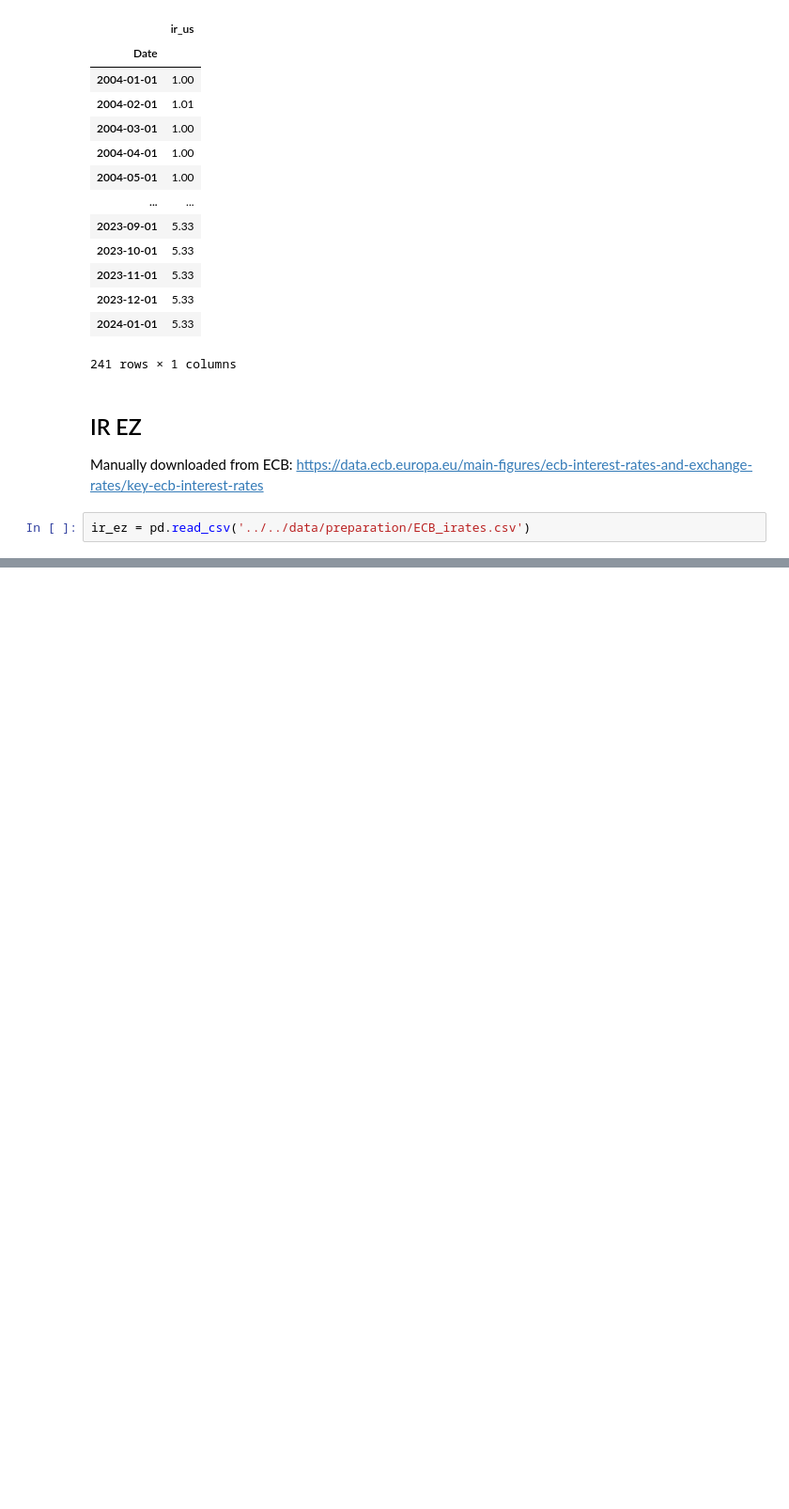
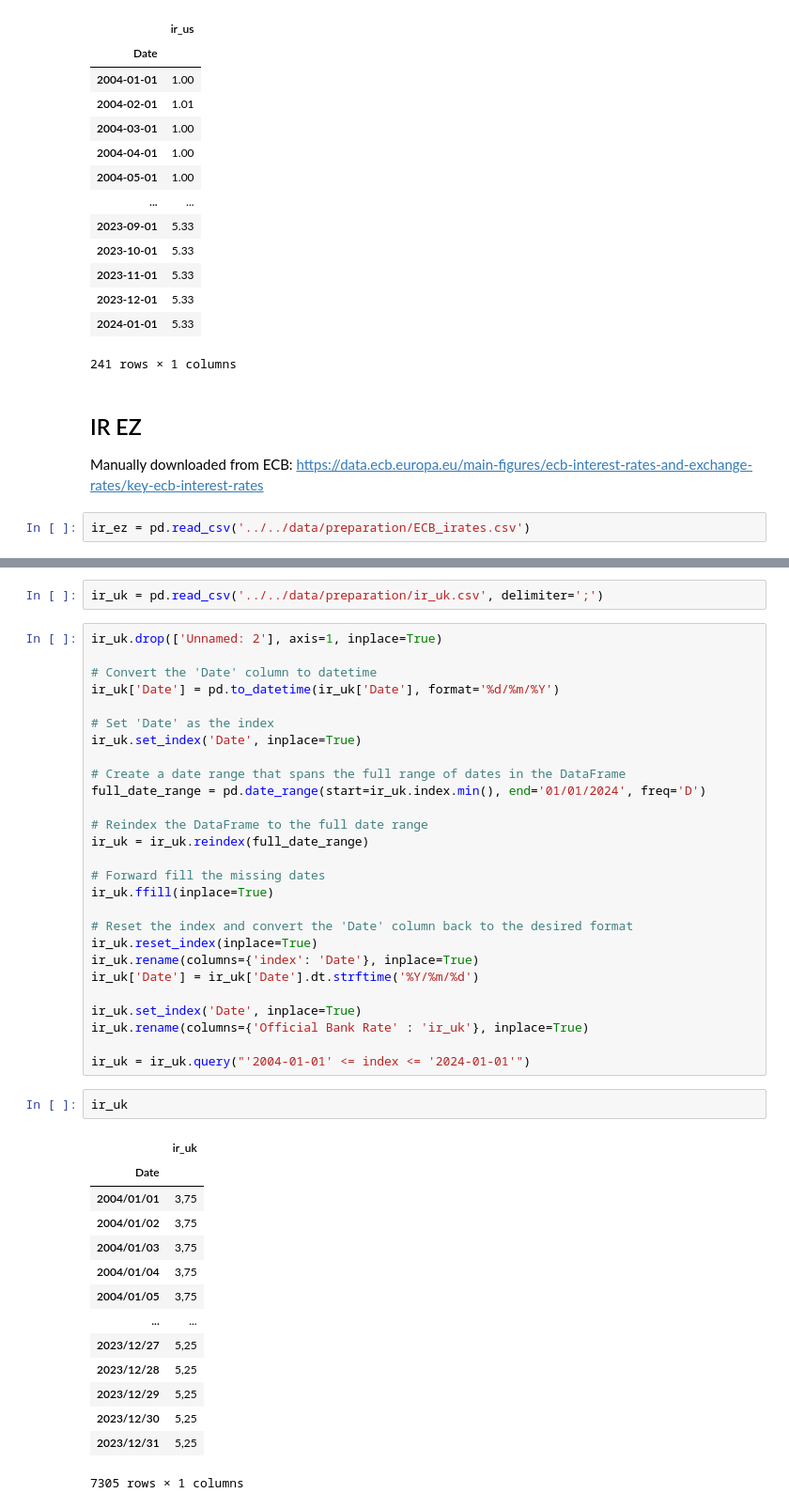
Before and after one commit to ikeryanez/Forecasting_FinancialTS, a Jupyter notebook: notebooks/1-data_acquisition/Macro.ipynb, the cells around one changed output, grey strips where cells are left out. Shown at 94% size. Saved outputs shown, nothing was run; the diff lists cells and outputs as text; blank space fills up the shorter version.

```diff
--- a/notebooks/1-data_acquisition/Macro.ipynb
+++ b/notebooks/1-data_acquisition/Macro.ipynb
@@ -360,0 +374,46 @@ ecb
+# %%
+ir_uk = pd.read_csv('../../data/preparation/ir_uk.csv', delimiter=';')
+# %%
+ir_uk.drop(['Unnamed: 2'], axis=1, inplace=True)
+
+# Convert the 'Date' column to datetime
+ir_uk['Date'] = pd.to_datetime(ir_uk['Date'], format='%d/%m/%Y')
+
+# Set 'Date' as the index
+ir_uk.set_index('Date', inplace=True)
+
+# Create a date range that spans the full range of dates in the DataFrame
+full_date_range = pd.date_range(start=ir_uk.index.min(), end='01/01/2024', freq='D')
+
+# Reindex the DataFrame to the full date range
+ir_uk = ir_uk.reindex(full_date_range)
+
+# Forward fill the missing dates
+ir_uk.ffill(inplace=True)
+
+# Reset the index and convert the 'Date' column back to the desired format
+ir_uk.reset_index(inplace=True)
+ir_uk.rename(columns={'index': 'Date'}, inplace=True)
+ir_uk['Date'] = ir_uk['Date'].dt.strftime('%Y/%m/%d')
+
+ir_uk.set_index('Date', inplace=True)
+ir_uk.rename(columns={'Official Bank Rate' : 'ir_uk'}, inplace=True)
+
+ir_uk = ir_uk.query("'2004-01-01' <= index <= '2024-01-01'")
+# %%
+ir_uk
+# %% [output]
+|  | ir_uk |
+| Date |  |
+| 2004/01/01 | 3,75 |
+| 2004/01/02 | 3,75 |
+| 2004/01/03 | 3,75 |
+| 2004/01/04 | 3,75 |
+| 2004/01/05 | 3,75 |
+| ... | ... |
+| 2023/12/27 | 5,25 |
+| 2023/12/28 | 5,25 |
+| 2023/12/29 | 5,25 |
+| 2023/12/30 | 5,25 |
+| 2023/12/31 | 5,25 |
+7305 rows × 1 columns
```
Also changed, not shown: parts of 8 cells of this notebook.
